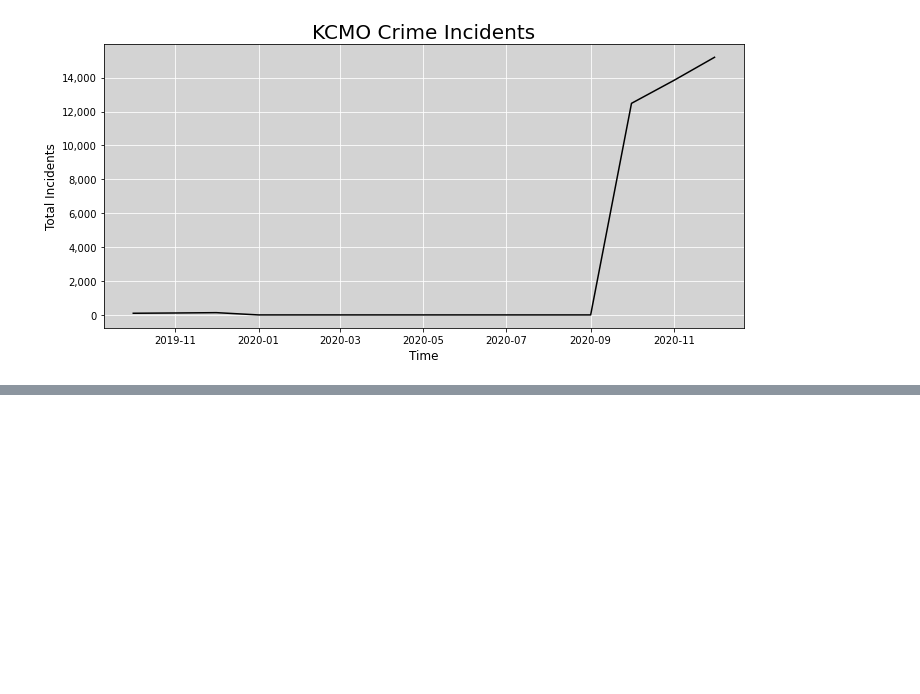
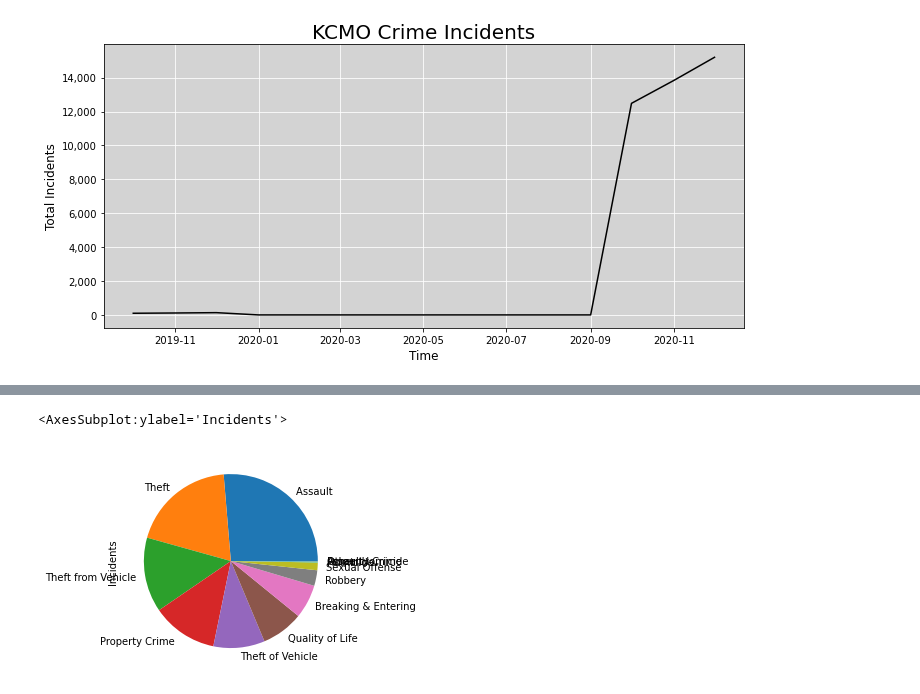
Before and after one commit to E-Weber/EKN-Project, a Jupyter notebook: Crime/CrimeAnalysis.ipynb, the cells around one changed output, grey strips where cells are left out. Drawn from its saved outputs; the diff is of its cells as text; code cells hidden in the pictures; blank space fills up the shorter version.

```diff
--- a/Crime/CrimeAnalysis.ipynb
+++ b/Crime/CrimeAnalysis.ipynb
@@ -125,0 +166,5 @@ december20 = parentIncidentType[5][0].reset_index()
+# %%
+october20.plot(kind = "pie", y = "Incidents", labels = october20["Crime Type"], legend = False)
+# %% [output]
+<AxesSubplot:ylabel='Incidents'>
+[figure, added]
```
Also changed, not shown: parts of 13 cells of this notebook.
